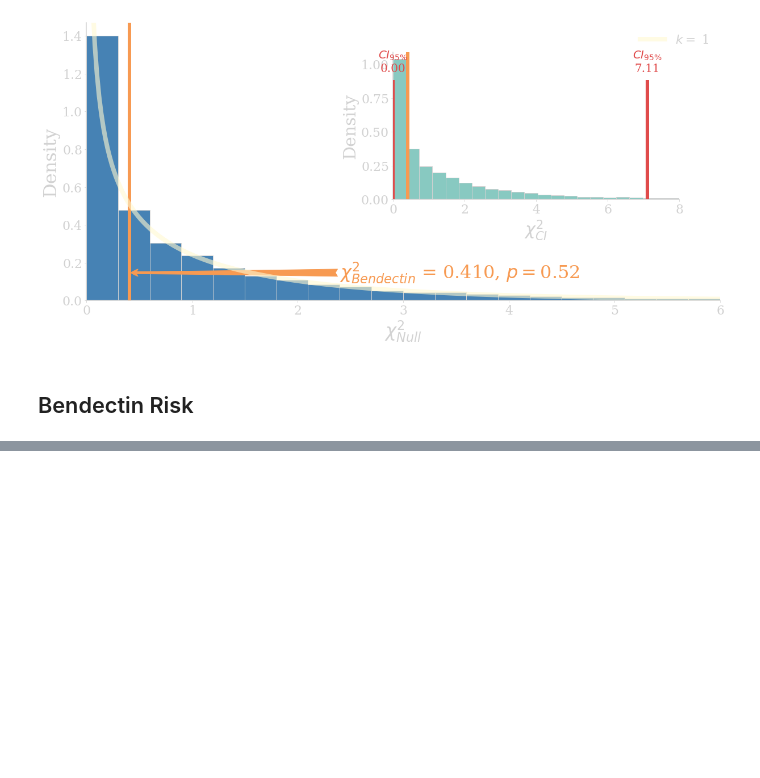
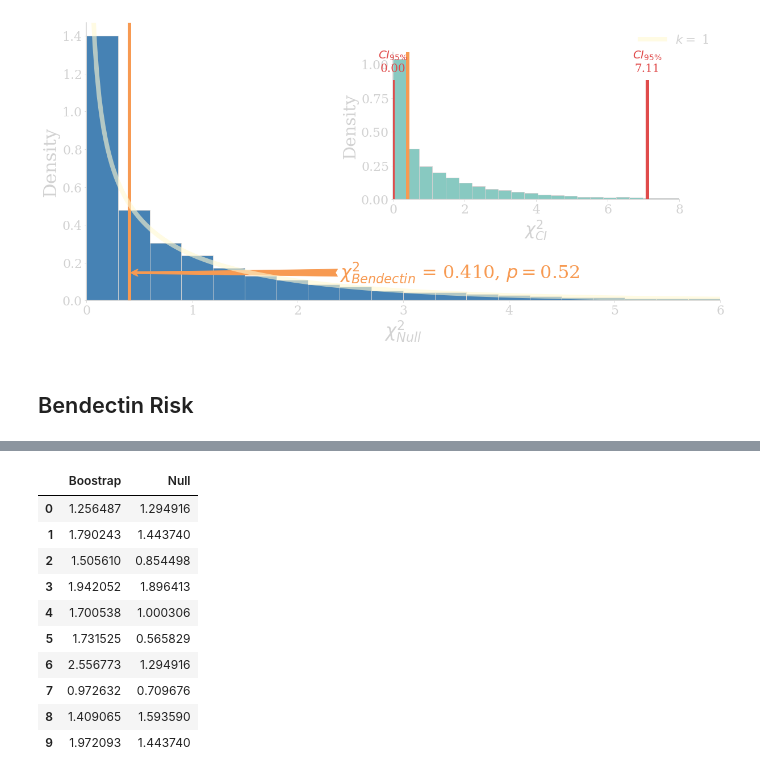
Before and after one commit to Khlick/LS40-Lectures, a Jupyter notebook: lib/_notebooks/Chi Squared and Risk.ipynb, the cells around one changed output, grey strips where cells are left out. Drawn from its saved outputs; the diff is of its cells as text; code cells hidden in the pictures; blank space fills up the shorter version.

```diff
--- a/lib/_notebooks/Chi Squared and Risk.ipynb
+++ b/lib/_notebooks/Chi Squared and Risk.ipynb
@@ -1154,0 +1507,17 @@ fig.savefig('../img/BendectinChi2.svg', transparent=True);
+# %%
+### RUN THIS
+
+bootTable = pd.read_csv('./data/giboots.csv');
+bootTable.head(10)
+# %% [output]
+|  | Boostrap | Null |
+| 0 | 1.256487 | 1.294916 |
+| 1 | 1.790243 | 1.443740 |
+| 2 | 1.505610 | 0.854498 |
+| 3 | 1.942052 | 1.896413 |
+| 4 | 1.700538 | 1.000306 |
+| 5 | 1.731525 | 0.565829 |
+| 6 | 2.556773 | 1.294916 |
+| 7 | 0.972632 | 0.709676 |
+| 8 | 1.409065 | 1.593590 |
+| 9 | 1.972093 | 1.443740 |
```
Also changed, not shown: parts of 16 cells of this notebook, 9 other files.
